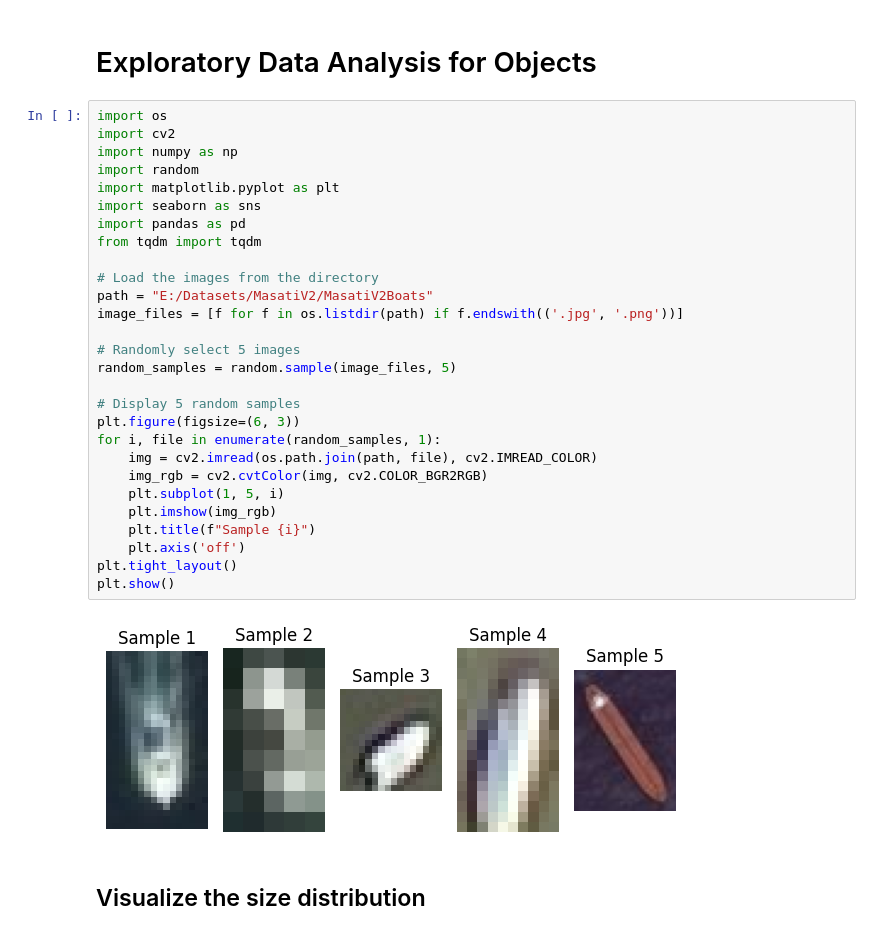
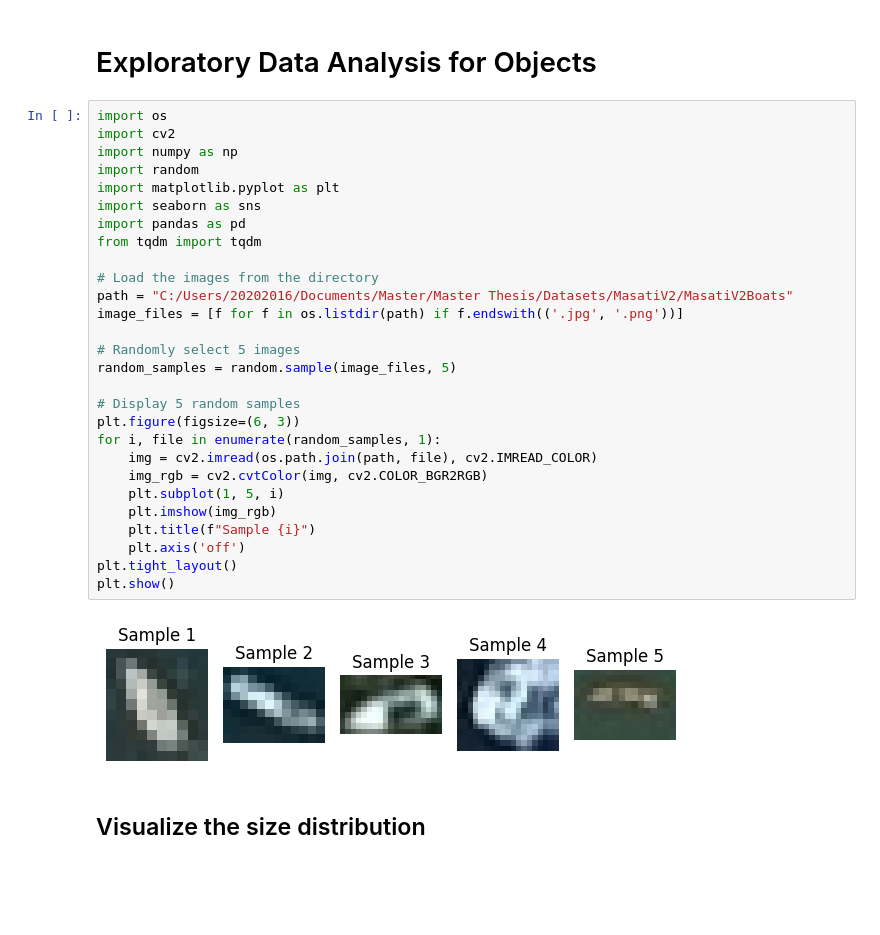
Before and after one commit to ElanoBeer/synthetic-satellite-pipeline, a Jupyter notebook: notebooks/object_exploration.ipynb, the cells around one changed output. Saved outputs shown, nothing was run; the diff lists cells and outputs as text; blank space fills up the shorter version.

```diff
--- a/notebooks/object_exploration.ipynb
+++ b/notebooks/object_exploration.ipynb
@@ -3,33 +3,33 @@
 # %%
 import os
 import cv2
 import numpy as np
 import random
 import matplotlib.pyplot as plt
 import seaborn as sns
 import pandas as pd
 from tqdm import tqdm
 
 # Load the images from the directory
-path = "E:/Datasets/MasatiV2/MasatiV2Boats"
+path = "C:/Users/20202016/Documents/Master/Master Thesis/Datasets/MasatiV2/MasatiV2Boats"
 image_files = [f for f in os.listdir(path) if f.endswith(('.jpg', '.png'))]
 
 # Randomly select 5 images
 random_samples = random.sample(image_files, 5)
 
 # Display 5 random samples
 plt.figure(figsize=(6, 3))
 for i, file in enumerate(random_samples, 1):
     img = cv2.imread(os.path.join(path, file), cv2.IMREAD_COLOR)
     img_rgb = cv2.cvtColor(img, cv2.COLOR_BGR2RGB)
     plt.subplot(1, 5, i)
     plt.imshow(img_rgb)
     plt.title(f"Sample {i}")
     plt.axis('off')
 plt.tight_layout()
 plt.show()
 # %% [output]
-[figure, old version]
+[figure, new version]
 # %% [markdown]
 ## Visualize the size distribution
 # %%
```
Also changed, not shown: parts of 3 cells of this notebook, 2 other files.
